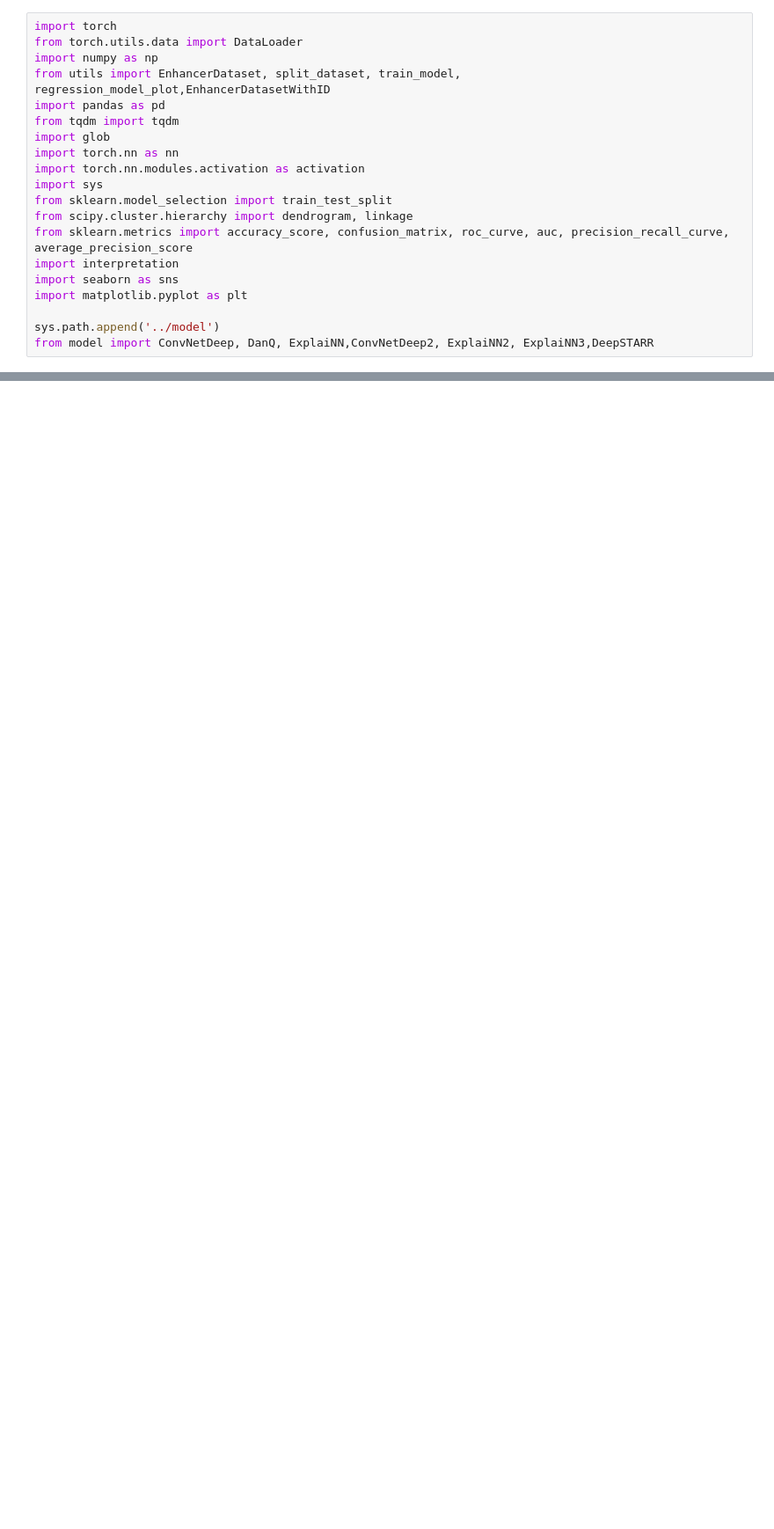
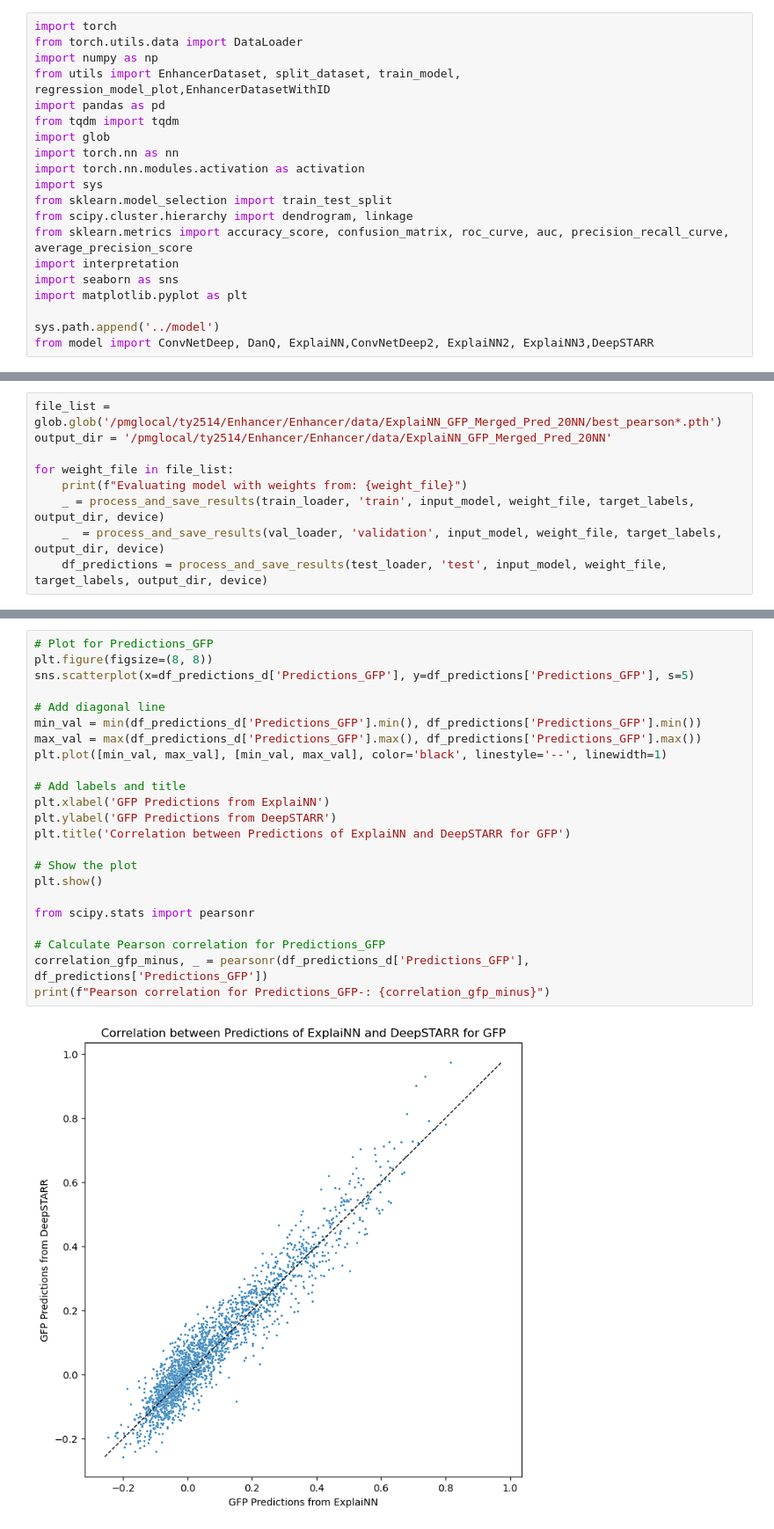
Before and after one commit to justinyutianji/Enhancer, a Jupyter notebook: Enhancer/train/ExplaiNN_GFP.ipynb, the cells around one changed output, grey strips where cells are left out. Shown at 88% size. Saved outputs shown, nothing was run; the diff lists cells and outputs as text; blank space fills up the shorter version.

Commit message:
Update training with two replicates of data

```diff
--- a/Enhancer/train/ExplaiNN_GFP.ipynb
+++ b/Enhancer/train/ExplaiNN_GFP.ipynb
@@ -100,0 +137,9 @@ Model at best_r2 epoch 137 is saved as best_r2_model
+# %%
+file_list = glob.glob('/pmglocal/ty2514/Enhancer/Enhancer/data/ExplaiNN_GFP_Merged_Pred_20NN/best_pearson*.pth')
+output_dir = '/pmglocal/ty2514/Enhancer/Enhancer/data/ExplaiNN_GFP_Merged_Pred_20NN'
+
+for weight_file in file_list:
+    print(f"Evaluating model with weights from: {weight_file}")
+    _ = process_and_save_results(train_loader, 'train', input_model, weight_file, target_labels, output_dir, device)
+    _  = process_and_save_results(val_loader, 'validation', input_model, weight_file, target_labels, output_dir, device)
+    df_predictions = process_and_save_results(test_loader, 'test', input_model, weight_file, target_labels, output_dir, device)
@@ -162,0 +245,25 @@ Results saved to /pmglocal/ty2514/Enhancer/Enhancer/data/ExplaiNN_G+G-_Pred_70NN
+# %%
+# Plot for Predictions_GFP
+plt.figure(figsize=(8, 8))
+sns.scatterplot(x=df_predictions_d['Predictions_GFP'], y=df_predictions['Predictions_GFP'], s=5)
+
+# Add diagonal line
+min_val = min(df_predictions_d['Predictions_GFP'].min(), df_predictions['Predictions_GFP'].min())
+max_val = max(df_predictions_d['Predictions_GFP'].max(), df_predictions['Predictions_GFP'].max())
+plt.plot([min_val, max_val], [min_val, max_val], color='black', linestyle='--', linewidth=1)
+
+# Add labels and title
+plt.xlabel('GFP Predictions from ExplaiNN')
+plt.ylabel('GFP Predictions from DeepSTARR')
+plt.title('Correlation between Predictions of ExplaiNN and DeepSTARR for GFP')
+
+# Show the plot
+plt.show()
+
+from scipy.stats import pearsonr
+
+# Calculate Pearson correlation for Predictions_GFP
+correlation_gfp_minus, _ = pearsonr(df_predictions_d['Predictions_GFP'], df_predictions['Predictions_GFP'])
+print(f"Pearson correlation for Predictions_GFP-: {correlation_gfp_minus}")
+# %% [output]
+[figure, added]
```
Also changed, not shown: parts of 22 cells of this notebook, 12 other files.
